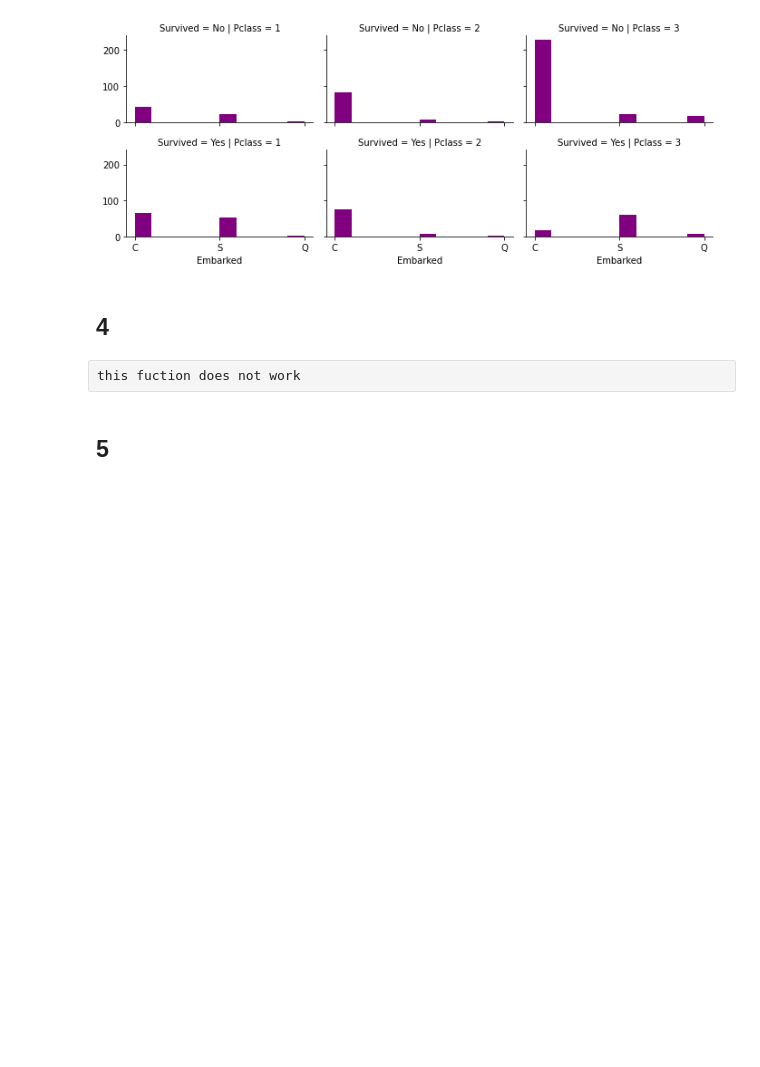
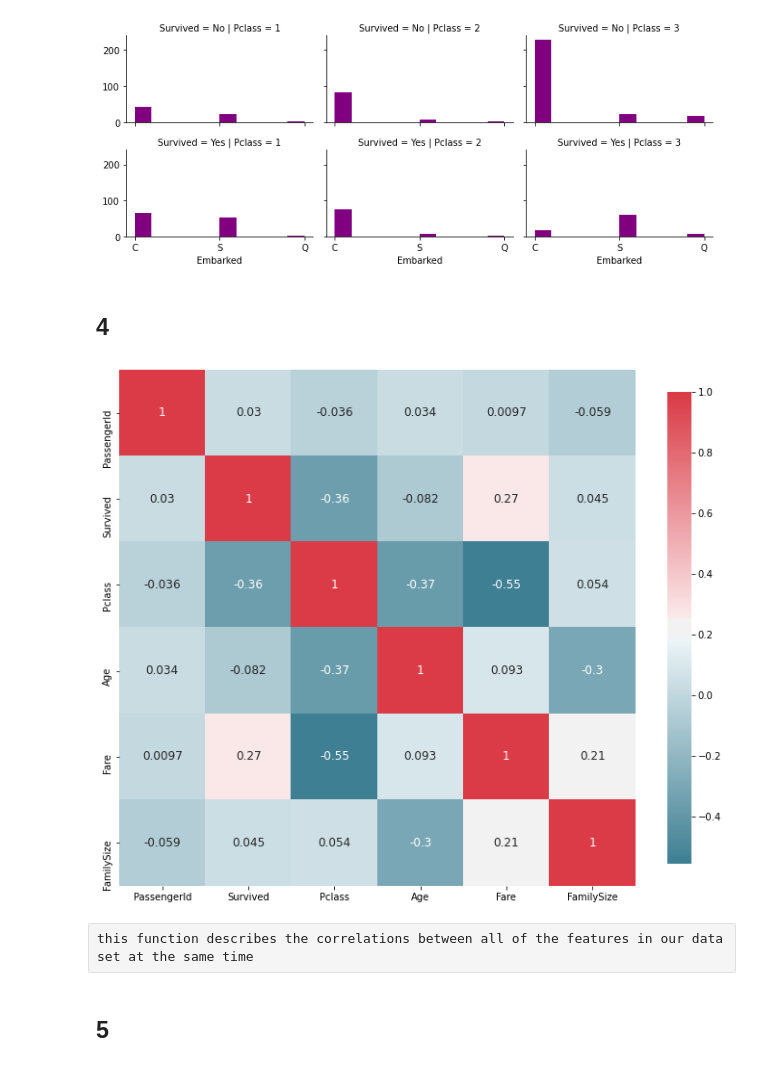
Before and after one commit to yrgg116/go-my-code, a Jupyter notebook: check point3.ipynb, the cells around one changed output. Cells and saved outputs as stored; diff of their text form; code cells hidden in the pictures; blank space fills up the shorter version.

```diff
--- a/check point3.ipynb
+++ b/check point3.ipynb
@@ -202,31 +202,34 @@ grid.add_legend()
 # %%
 def plot_correlation_map( df ):
 
     corr = df.corr()
 
     s , ax = plt.subplots( figsize =( 12 , 10 ) )
 
     cmap = sns.diverging_palette( 220 , 10 , as_cmap = True )
 
     s = sns.heatmap(
 
         corr,
 
         cmap = cmap,
 
         square=True,
 
         cbar_kws={ 'shrink' : .9 },
 
         ax=ax,
 
         annot = True,
 
         annot_kws = { 'fontsize' : 12 }
 
         )
+plot_correlation_map(df)
+# %% [output]
+[figure, added]
-# %% [raw]
-this fuction does not work
+# %% [raw]
+this function describes the correlations between all of the features in our data set at the same time
 # %% [markdown]
 ## 5
 # %%
```
